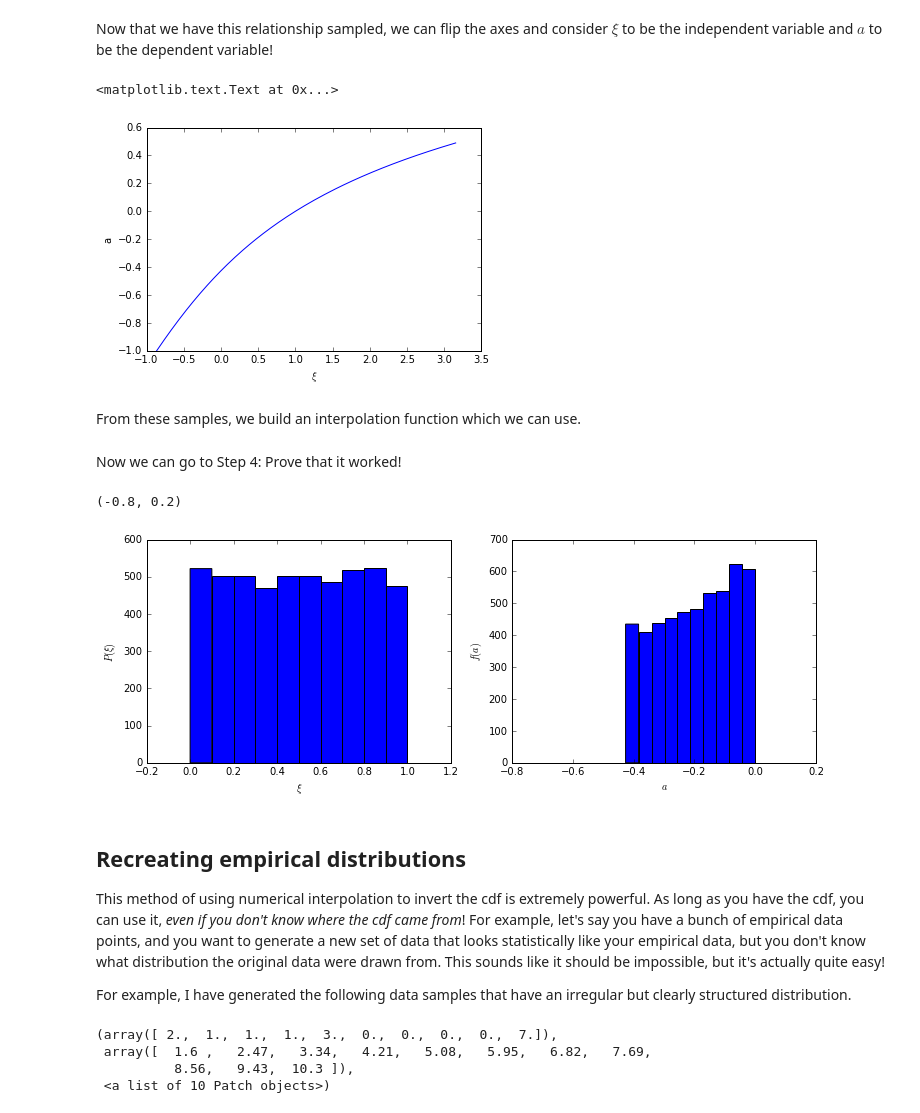
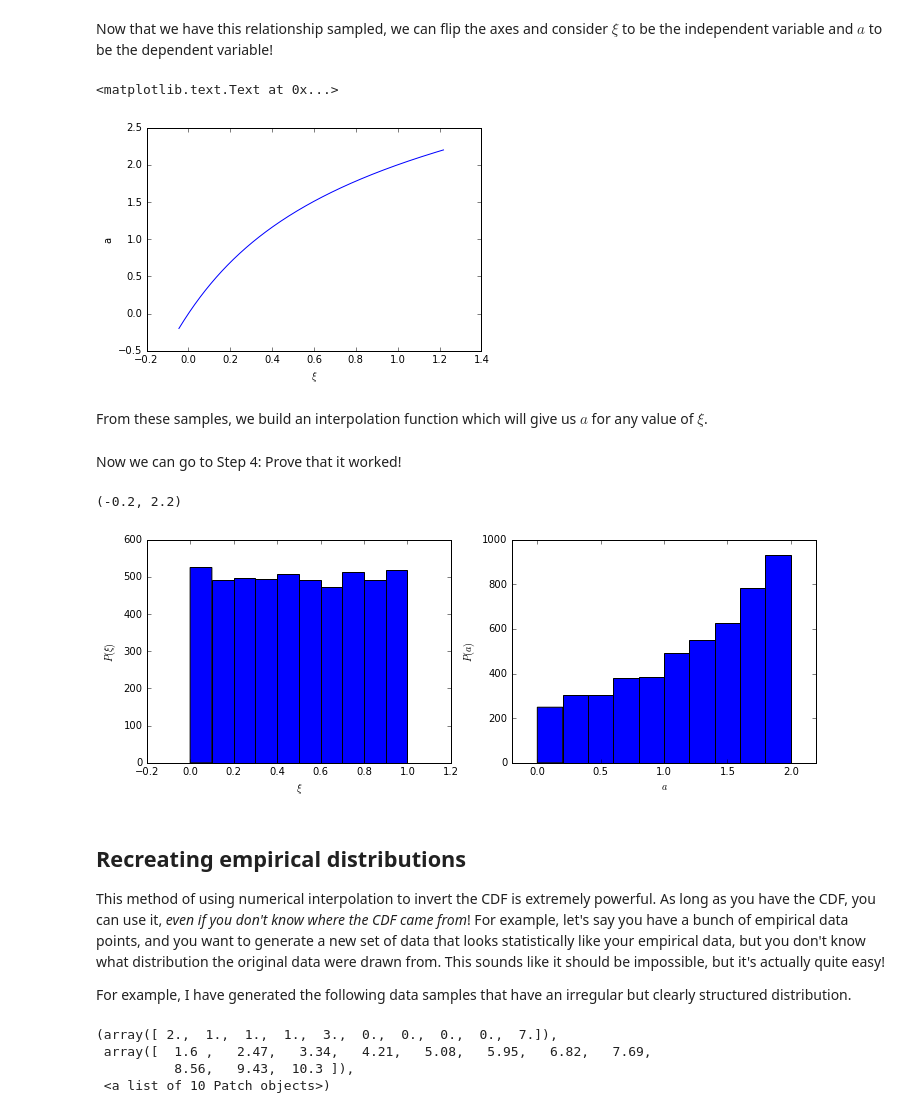
Before and after one commit to jbailinua/probability, a Jupyter notebook: Transformation of Probability - Generating Distributions.ipynb, the cells around one changed output. Cells and saved outputs as stored; diff of their text form; code cells hidden in the pictures.

Commit message:
Typo fixes. Reworking of numerical interpolation section to be more complete.

```diff
--- a/Transformation of Probability - Generating Distributions.ipynb
+++ b/Transformation of Probability - Generating Distributions.ipynb
@@ -181,5 +166,5 @@ So now we need to finely sample the relevant range.
 # %%
-# Use samples of size 0.01 for a between -1 and 0.5
-a_sample = np.arange(-1, 0.5, 0.01)
+# Relevant range of a
+a_sample = np.arange(-0.2,2.2,0.01)
 # Transform to xi
-xi_sample = np.exp(2.0*a_sample) + a_sample
+xi_sample = (a_sample + np.exp(a_sample) - 1.0)/(1.0 + np.exp(2.0))
@@ -191,9 +184,9 @@ plt.xlabel('$\\xi$')
 plt.ylabel('a')
 # %% [output]
 <matplotlib.text.Text at 0x...>
-[figure, old version]
+[figure, new version]
 # %% [markdown]
-From these samples, we build an interpolation function which we can use.
+From these samples, we build an interpolation function which will give us $a$ for any value of $\xi$.
 # %%
 from scipy.interpolate import interp1d
 a_from_xi = interp1d(xi_sample, a_sample)
@@ -208,25 +201,25 @@ a = a_from_xi(xi)
 # %%
 # Plot histograms
 fig = plt.figure()
 figsize = fig.get_size_inches()
 figsize[0] *= 2
 fig.set_size_inches(figsize)
 ax1 = fig.add_subplot(121)
 ax1.hist(xi)
 ax1.set_xlabel('$\\xi$')
 ax1.set_ylabel('$P(\\xi)$')
 ax1.set_xlim(-0.2,1.2)
 ax2 = fig.add_subplot(122)
 ax2.hist(a)
 ax2.set_xlabel('$a$')
-ax2.set_ylabel('$f(a)$')
-ax2.set_xlim(-0.8,0.2)
+ax2.set_ylabel('$P(a)$')
+ax2.set_xlim(-0.2,2.2)
 # %% [output]
-(-0.8, 0.2)
+(-0.2, 2.2)
-[figure, old version]
+[figure, new version]
 # %% [markdown]
 ## Recreating empirical distributions
-This method of using numerical interpolation to invert the cdf is extremely powerful. As long as you have the cdf, you can use it, *even if you don't know where the cdf came from*! For example, let's say you have a bunch of empirical data points, and you want to generate a new set of data that looks statistically like your empirical data, but you don't know what distribution the original data were drawn from. This sounds like it should be impossible, but it's actually quite easy!
+This method of using numerical interpolation to invert the CDF is extremely powerful. As long as you have the CDF, you can use it, *even if you don't know where the CDF came from*! For example, let's say you have a bunch of empirical data points, and you want to generate a new set of data that looks statistically like your empirical data, but you don't know what distribution the original data were drawn from. This sounds like it should be impossible, but it's actually quite easy!
 
 For example, I have generated the following data samples that have an irregular but clearly structured distribution.
 # %%
```
Also changed, not shown: parts of 18 cells of this notebook, 3 other files.
